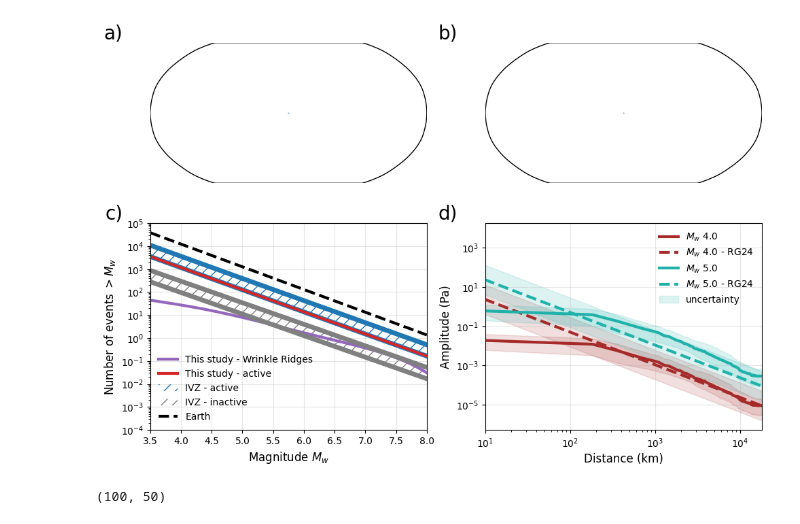
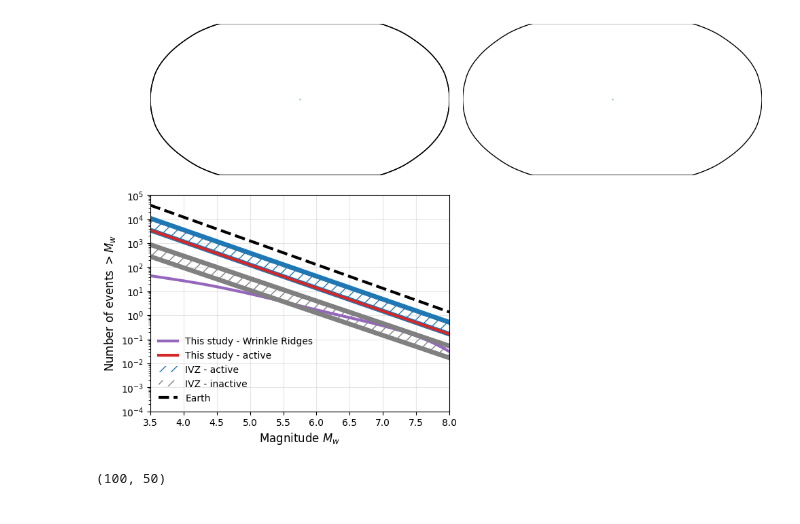
Before and after one commit to QuentinBrissaud/Venus_Detectability, a Jupyter notebook: create_Figure1.ipynb, the cells around one changed output. Cells and saved outputs as stored; diff of their text form; code cells hidden in the pictures.

```diff
--- a/create_Figure1.ipynb
+++ b/create_Figure1.ipynb
@@ -54,6 +54,7 @@ reload(pm)
 from obspy.geodetics import kilometers2degrees
 
 fontsize_label = 20.
+plot_labels = False
 
 fig = plt.figure(figsize=(10,7))
 grid = fig.add_gridspec(2, 2)
@@ -62,15 +63,20 @@ ax = fig.add_subplot(grid[0, 0])
 m = Basemap(projection='robin', lon_0=0, ax=ax)
 #m = Basemap(projection='aeqd', lon_0 = 0, lat_0 = 90., ax=ax)
 m.scatter(0., 0., latlon=True, s=0.1)
-#pm.plot_regions(m, ax, VENUS_tectonic, use_active_corona=True, plot_lines=True)
-ax.text(-0.1, 1., 'a)', fontsize=fontsize_label, ha='right', va='bottom', transform=ax.transAxes)
+#m.fillcontinents(color='white', lake_color='white')
+m.drawmapboundary(fill_color='white')
+pm.plot_regions(m, ax, VENUS_tectonic, use_active_corona=True, plot_lines=True)
+if plot_labels:
+    ax.text(-0.1, 1., 'a)', fontsize=fontsize_label, ha='right', va='bottom', transform=ax.transAxes)
 
 ax = fig.add_subplot(grid[0, 1])
 m = Basemap(projection='robin', lon_0=0, ax=ax)
 #m = Basemap(projection='aeqd', lon_0 = 0, lat_0 = 80., ax=ax)
 m.scatter(0., 0., latlon=True, s=0.1)
+m.drawmapboundary(fill_color='white')
 #pm.plot_regions(m, ax, VENUS_wrinkles, use_active_corona=True, plot_lines=True)
-ax.text(-0.1, 1., 'b)', fontsize=fontsize_label, ha='right', va='bottom', transform=ax.transAxes)
+if plot_labels:
+    ax.text(-0.1, 1., 'b)', fontsize=fontsize_label, ha='right', va='bottom', transform=ax.transAxes)
 
 ax = fig.add_subplot(grid[1, 0])
 mw = np.linspace(3.5, 8., 100)
@@ -111,44 +117,48 @@ ax.set_xlabel('Magnitude $M_w$', fontsize=12.)
 ax.set_ylabel('Number of events $> M_w$', fontsize=12.)
 ax.set_ylim([1e-4, 1e5])
 ax.set_xlim([mw.min(), mw.max()])
-ax.text(-0.1, 1., 'c)', fontsize=fontsize_label, ha='right', va='bottom', transform=ax.transAxes)
+if plot_labels:
+    ax.text(-0.1, 1., 'c)', fontsize=fontsize_label, ha='right', va='bottom', transform=ax.transAxes)
 
+"""
 ax = fig.add_subplot(grid[1, 1])
 periods = np.logspace(-2, 1)
 rho0=67.
 rhob=2.792
 cb=304.
 density_ratio = rhob*cb*np.sqrt(rho0/(rhob))
 model_empirical = lambda mw, t, d: density_ratio*(2*np.pi*1e-6)*t*10**(mw-3.3-1.66*np.log10(kilometers2degrees(d)))
 dists = np.linspace(1., 18e3, 100)
 mags = [4., 5.]
 noise_level = 1.
 colors = ['brown', 'lightseagreen']
 for imag, mag in enumerate(mags):
     label = dict()
     if imag == len(mags)-1:
         label['label'] = 'uncertainty'
     ax.plot(dists, TL_new(dists, mag)/noise_level, label=f'$M_w$ {mag}', linewidth=3, color=colors[imag])
     ax.fill_between(dists, TL_new_qmin(dists, mag)/noise_level, TL_new_qmax(dists, mag)/noise_level, color=colors[imag], alpha=0.15)
 
     PP, DD = np.meshgrid(periods, dists)
     amps_empirical = model_empirical(mag, PP, DD)
     ax.plot(dists, np.quantile(amps_empirical, axis=1, q=0.5)/noise_level, label=f'$M_w$ {mag} - RG24', linewidth=3., linestyle='--', color=colors[imag])
     ax.fill_between(dists, np.quantile(amps_empirical, axis=1, q=0.25)/noise_level, np.quantile(amps_empirical, axis=1, q=0.75)/noise_level, color=colors[imag], alpha=0.15, **label)
 
-
 ax.set_yscale('log')
 ax.set_xscale('log')
 ax.set_xlabel('Distance (km)', fontsize=12.)
 ax.set_ylabel('Amplitude (Pa)', fontsize=12.)
 ax.grid(alpha=0.3)
 ax.legend(frameon=False, )
 ax.set_xlim([10., dists.max()])
-ax.text(-0.1, 1., 'd)', fontsize=fontsize_label, ha='right', va='bottom', transform=ax.transAxes)
+if plot_labels:
+    ax.text(-0.1, 1., 'd)', fontsize=fontsize_label, ha='right', va='bottom', transform=ax.transAxes)
+"""
 
 fig.tight_layout()
+fig.savefig("./figures/Figure_1_transparent_AGU.png", transparent=True)
 # %% [output]
-[figure, old version]
+[figure, new version]
 # %%
 np.degrees()
 # %%
```
Also changed, not shown: parts of 1 cell of this notebook, 8 other files.
